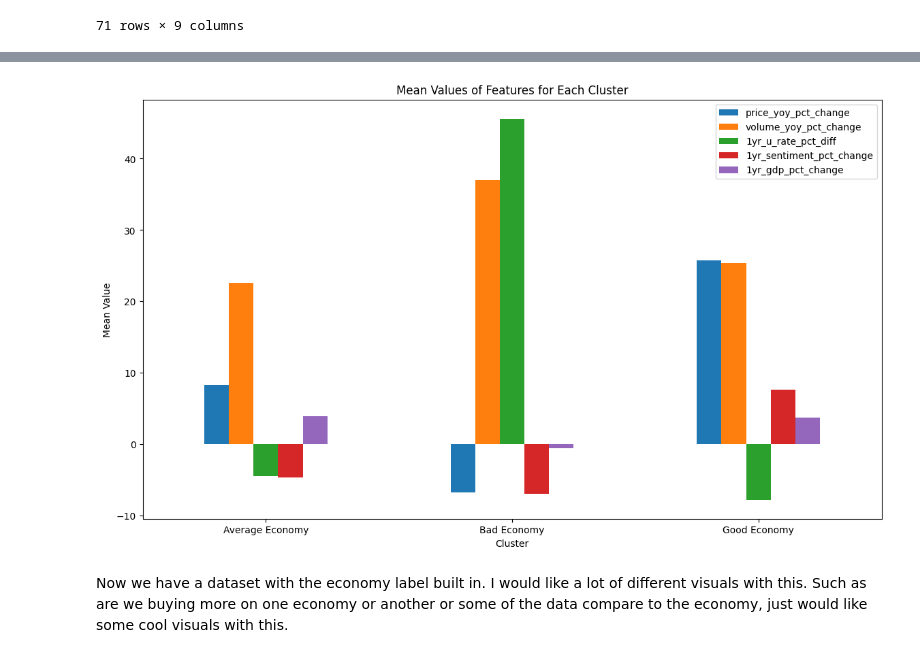
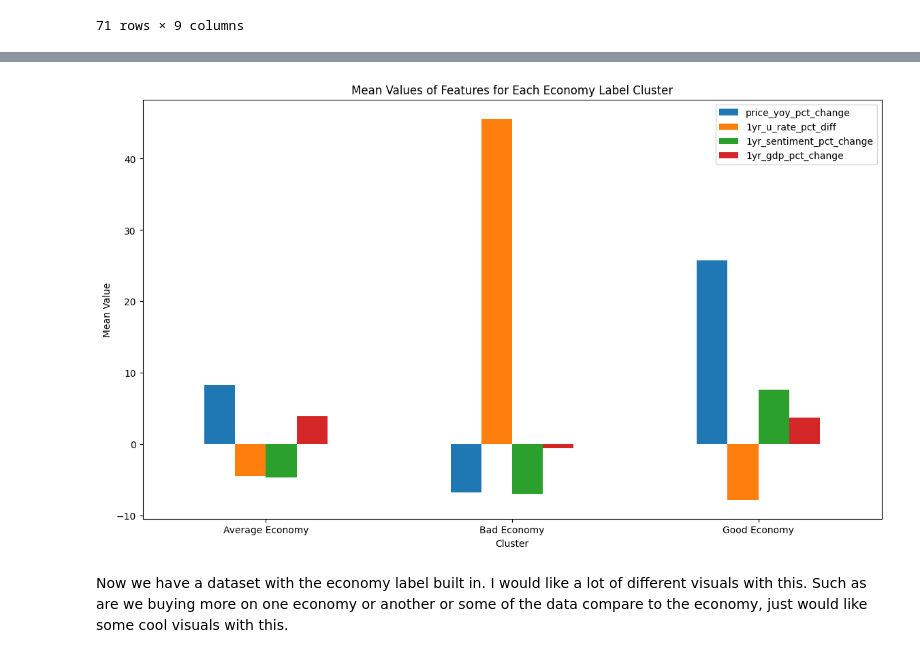
Before and after one commit to calvinraab/ML_Algorithmic_Trading, a Jupyter notebook: model_building.ipynb, the cells around one changed output, grey strips where cells are left out. Cells and saved outputs as stored; diff of their text form; code cells hidden in the pictures.

```diff
--- a/model_building.ipynb
+++ b/model_building.ipynb
@@ -384,9 +384,9 @@ I now want to rename the columns so they match the findings
 # %%
 # Define the new labels based on your observations
 cluster_labels = {
-    0: 'Good Economy',
+    0: 'Bad Economy',
     1: 'Average Economy',
-    2: 'Bad Economy'
+    2: 'Good Economy'
 }
 
 # Apply the new labels to the 'cluster' column
@@ -407,7 +407,7 @@ unsupervised_economic_data_for_modeling
 | 72 | 2023 | -1.571161 | -6.833823 | -0.016389 | 10.809665 | ... |
 71 rows × 9 columns
 # %%
-labeled_means = unsupervised_economic_data_for_modeling[['price_yoy_pct_change', 'volume_yoy_pct_change',
+labeled_means = unsupervised_economic_data_for_modeling[['price_yoy_pct_change',
        '1yr_u_rate_pct_diff', '1yr_sentiment_pct_change', '1yr_gdp_pct_change','economy_label']].groupby('economy_label').mean()
 labeled_means
 # %% [output]
@@ -419,14 +419,14 @@ labeled_means
 # %%
 # Plotting
 labeled_means.plot(kind='bar', figsize=(14, 8))
-plt.title('Mean Values of Features for Each Cluster')
+plt.title('Mean Values of Features for Each Economy Label Cluster')
 plt.xlabel('Cluster')
 plt.ylabel('Mean Value')
 plt.legend(loc='upper right')
 plt.xticks(rotation=0)
 plt.show()
 # %% [output]
-[figure, old version]
+[figure, new version]
 # %% [markdown]
 Now we have a dataset with the economy label built in. I would like a lot of different visuals with this. Such as are we buying more on one economy or another or some of the data compare to the economy, just would like some cool visuals with this.
 # %%
```
Also changed, not shown: parts of 5 cells of this notebook.
